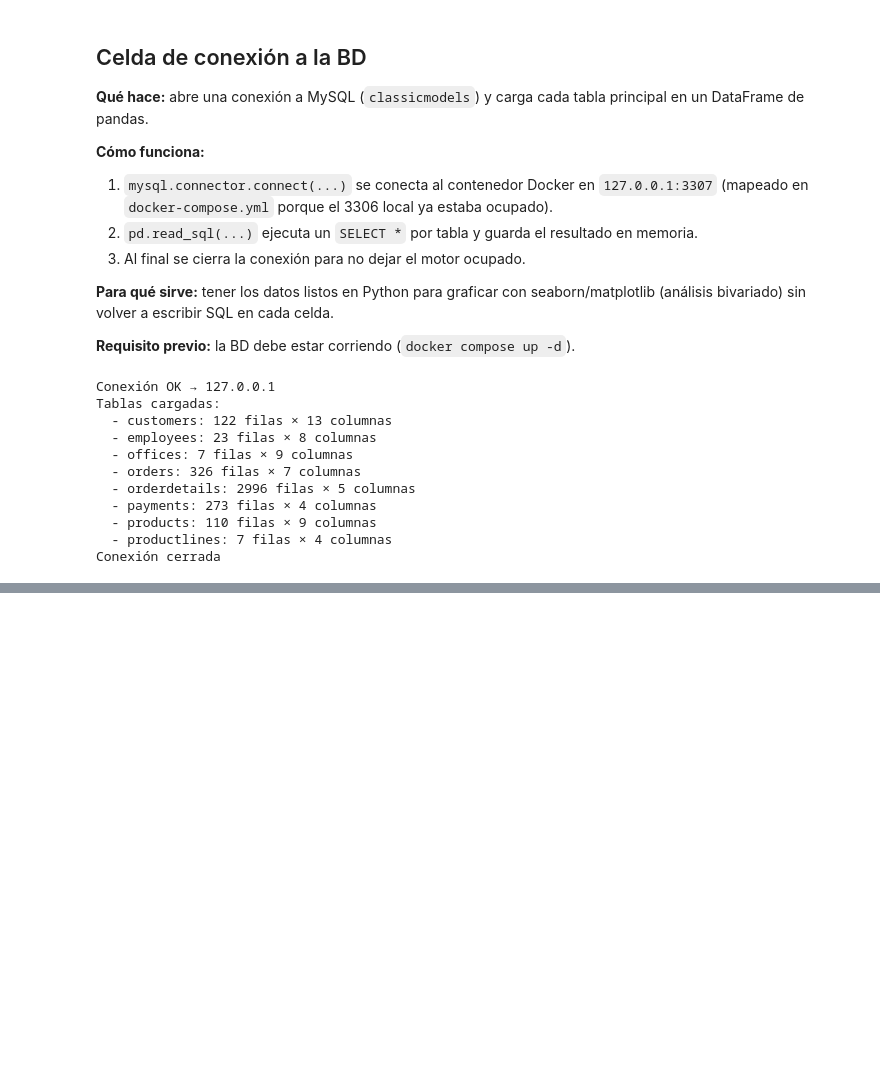
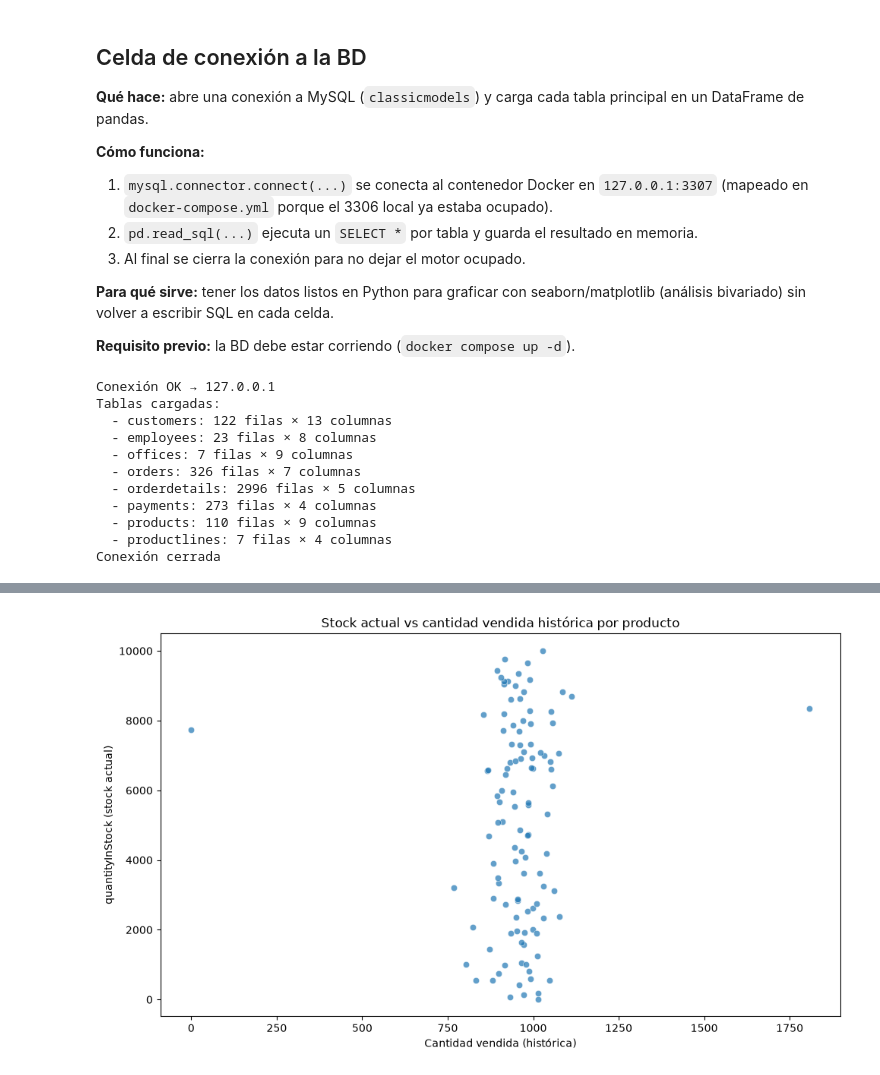
Before and after one commit to wshock/parcial-analisis, a Jupyter notebook: analisis_bivariado.ipynb, the cells around one changed output, grey strips where cells are left out. Cells and saved outputs as stored; diff of their text form; code cells hidden in the pictures; blank space fills up the shorter version.

```diff
--- a/analisis_bivariado.ipynb
+++ b/analisis_bivariado.ipynb
@@ -86,0 +461,21 @@ En product line podria preguntarme cuál es la linea a la que más le compran
+# %%
+# Cantidad vendida histórica por producto
+ventas_prod = (
+    df_orderdetails.groupby("productCode", as_index=False)["quantityOrdered"]
+    .sum()
+    .rename(columns={"quantityOrdered": "cantidad_vendida"})
+)
+
+df_biv4 = pd.merge(
+    df_products[["productCode", "productName", "productLine", "quantityInStock"]],
+    ventas_prod,
+    on="productCode",
+    how="left",
+)
+
+# Productos sin ventas quedan en 0
+df_biv4["cantidad_vendida"] = df_biv4["cantidad_vendida"].fillna(0)
+df_biv4["quantityInStock"] = pd.to_numeric(df_biv4["quantityInStock"], errors="coerce")
+
+print("Productos:", len(df_biv4))
+df_biv4[["productCode", "productName", "quantityInStock", "cantidad_vendida"]].head(10)
@@ -86,0 +512,17 @@ En product line podria preguntarme cuál es la linea a la que más le compran
+# %%
+# Scatter: stock vs cantidad vendida
+plt.figure(figsize=(10, 6))
+sns.scatterplot(
+    data=df_biv4,
+    x="cantidad_vendida",
+    y="quantityInStock",
+    alpha=0.7,
+)
+
+plt.title("Stock actual vs cantidad vendida histórica por producto")
+plt.xlabel("Cantidad vendida (histórica)")
+plt.ylabel("quantityInStock (stock actual)")
+plt.tight_layout()
+plt.show()
+# %% [output]
+[figure, added]
```
Also changed, not shown: parts of 25 cells of this notebook, 1 other file.
